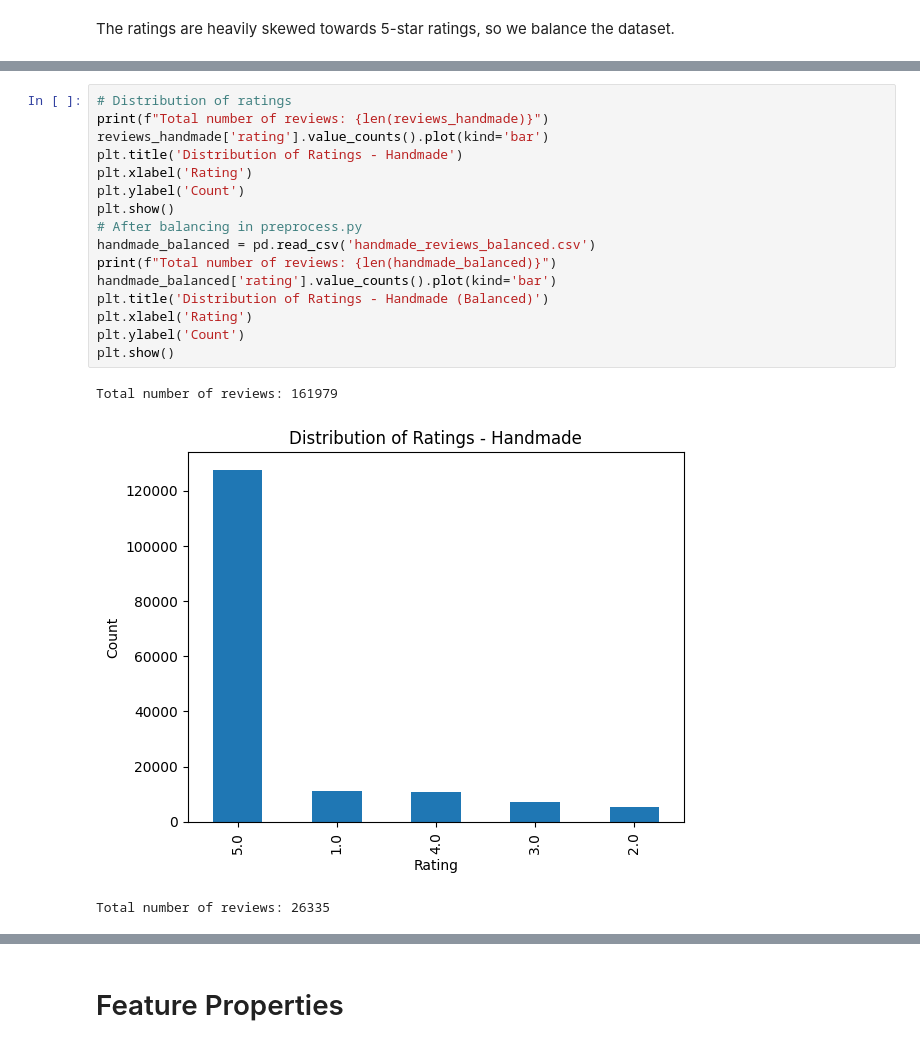
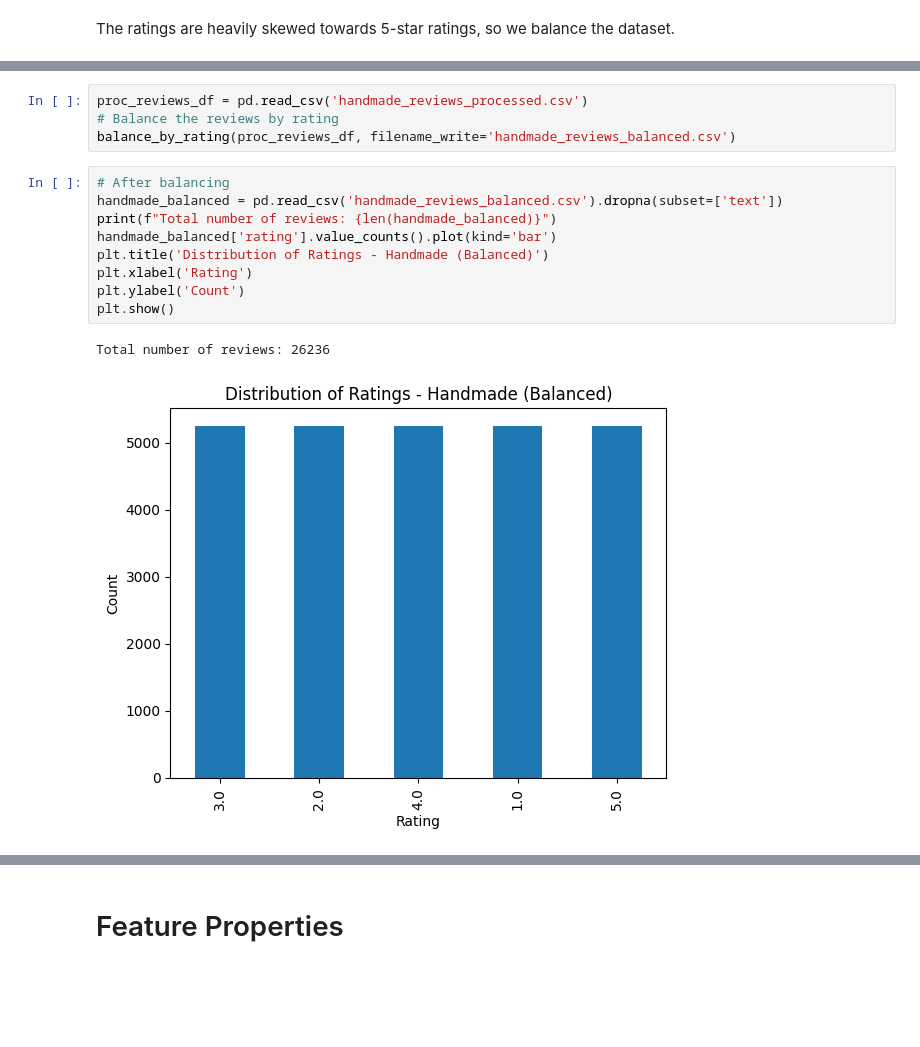
Before and after one commit to emilyguancamole/product-sentiment, a Jupyter notebook: eda.ipynb, the cells around one changed output, grey strips where cells are left out. Saved outputs shown, nothing was run; the diff lists cells and outputs as text; blank space fills up the shorter version.

```diff
--- a/eda.ipynb
+++ b/eda.ipynb
@@ -169,20 +131,16 @@ The ratings are heavily skewed towards 5-star ratings, so we balance the dataset
+# %%
+proc_reviews_df = pd.read_csv('handmade_reviews_processed.csv')
+# Balance the reviews by rating
+balance_by_rating(proc_reviews_df, filename_write='handmade_reviews_balanced.csv')
 # %%
-# Distribution of ratings
-print(f"Total number of reviews: {len(reviews_handmade)}")
-reviews_handmade['rating'].value_counts().plot(kind='bar')
-plt.title('Distribution of Ratings - Handmade')
-plt.xlabel('Rating')
-plt.ylabel('Count')
-plt.show()
-# After balancing in preprocess.py
-handmade_balanced = pd.read_csv('handmade_reviews_balanced.csv')
+# After balancing
+handmade_balanced = pd.read_csv('handmade_reviews_balanced.csv').dropna(subset=['text'])
 print(f"Total number of reviews: {len(handmade_balanced)}")
 handmade_balanced['rating'].value_counts().plot(kind='bar')
 plt.title('Distribution of Ratings - Handmade (Balanced)')
 plt.xlabel('Rating')
 plt.ylabel('Count')
 plt.show()
 # %% [output]
-Total number of reviews: 161979
+Total number of reviews: 26236
-[figure, old version]
+[figure, new version]
-Total number of reviews: 26335
```
Also changed, not shown: parts of 17 cells of this notebook.
